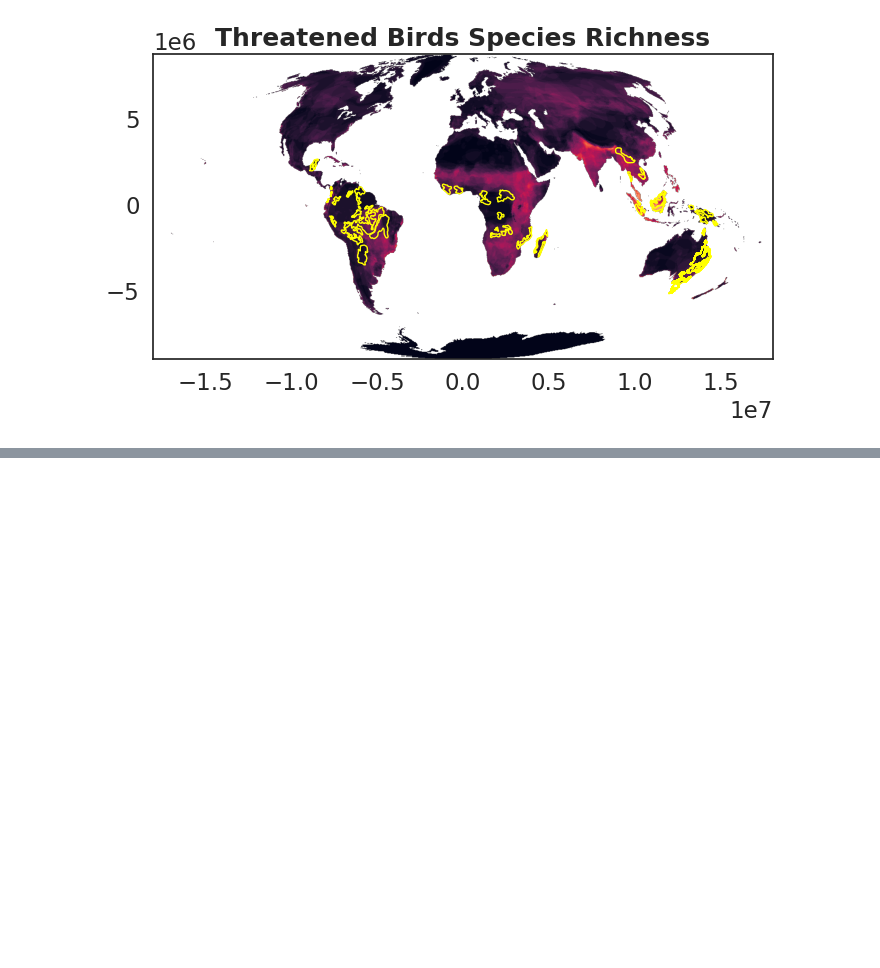
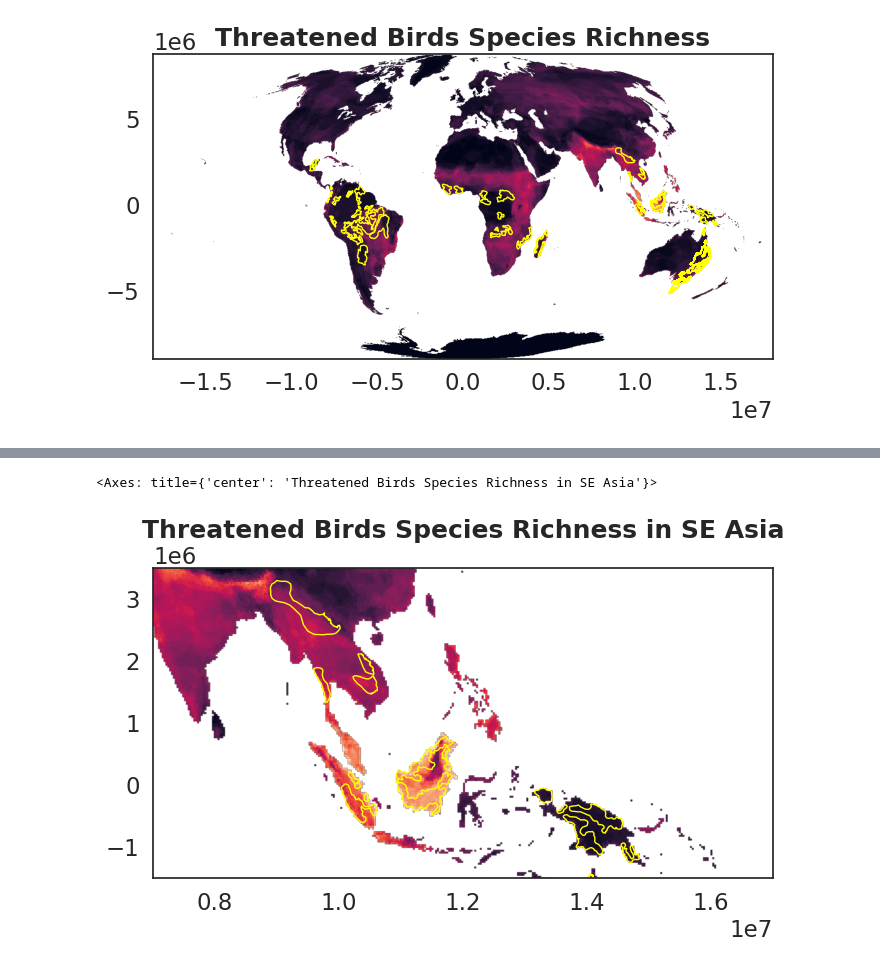
Before and after one commit to alexcohenn23/bio108tutorial, a Jupyter notebook: Week_7_HW.ipynb, the cells around one changed output, grey strips where cells are left out. Drawn from its saved outputs; the diff is of its cells as text; code cells hidden in the pictures; blank space fills up the shorter version.

```diff
--- a/Week_7_HW.ipynb
+++ b/Week_7_HW.ipynb
@@ -177,0 +196,19 @@ deforest.plot(ax=ax, edgecolor="yellow", facecolor="none", lw=1)
+# %%
+'''Was not able to completely determine how to crop map above using Geopandas
+ to reference specific boundaries (continent/region).
+Therefore, used the axes above as an impromptu method to crop maps'''
+
+# Croppped Map of SE Asia:
+
+#Combining both the raster and vector data files to plot analysis:
+
+fig, ax = plt.subplots(figsize=(8, 8))
+
+ax.set_ylim((-1500000, 3500000))
+ax.set_xlim((7000000, 17000000))
+
+rasterio.plot.show(src_tif, src_ovr, ax=ax, title="Threatened Birds Species Richness in SE Asia")
+deforest.plot(ax=ax, edgecolor="yellow", facecolor="none", lw=1)
+# %% [output]
+<Axes: title={'center': 'Threatened Birds Species Richness in SE Asia'}>
+[figure, added]
```
Also changed, not shown: parts of 24 cells of this notebook.
